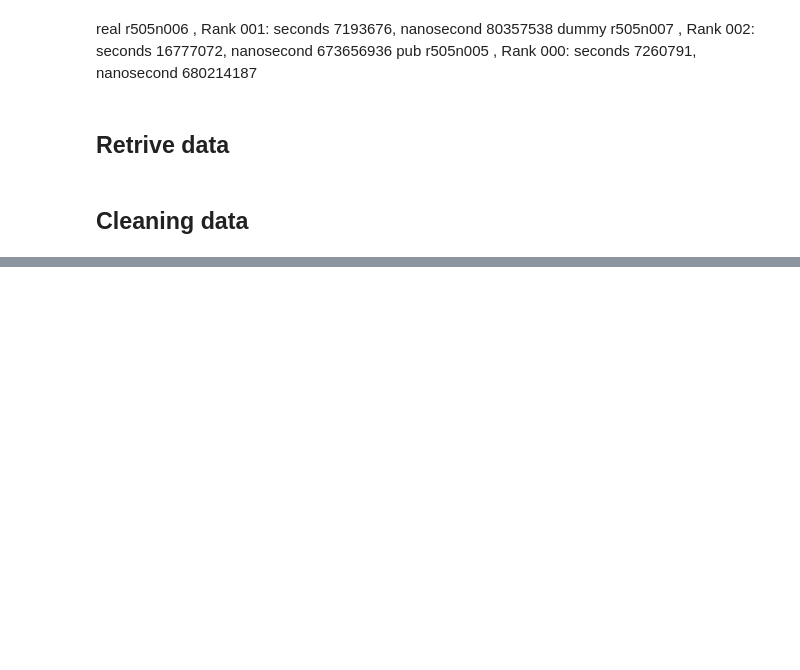
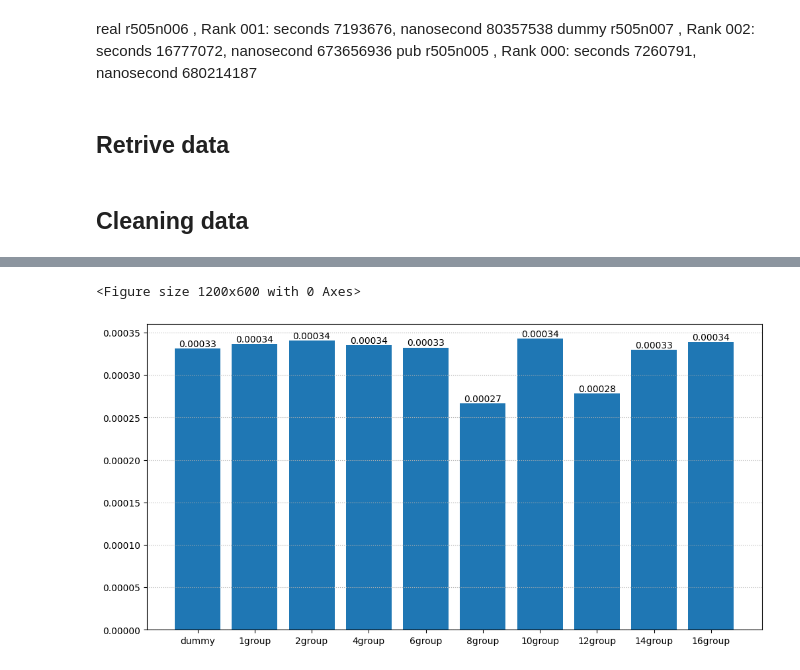
Before and after one commit to madella/tesiM, a Jupyter notebook: cineca/d_proc_wildcards.ipynb, the cells around one changed output, grey strips where cells are left out. Cells and saved outputs as stored; diff of their text form; code cells hidden in the pictures; blank space fills up the shorter version.

```diff
--- a/cineca/d_proc_wildcards.ipynb
+++ b/cineca/d_proc_wildcards.ipynb
@@ -273,0 +322,27 @@ data
+# %%
+# Prepare data for bar plot
+column_averages={}
+for ngroup, data in column_time_cleaned.items():
+    column_averages[ngroup] = np.average(column_time_sent_cleaned[ngroup])
+column_averages[0] = np.average(column_time_sent_dummy_cleaned)
+
+bar_colors = ['tab:red', 'tab:orange', 'tab:blue', 'tab:green','tab:purple','tab:pink','tab:cyan','tab:olive']
+
+plt.figure(figsize=(12, 6))
+fig, ax = plt.subplots(figsize=(12,6))
+bars= ax.bar(bar_labels,column_averages.values())
+# Add values inside each bar
+for bar in bars:
+    height = bar.get_height()
+    ax.text(bar.get_x() + bar.get_width() / 2, height, f'{height:.5f}', ha='center', va='bottom')
+# plt.xlabel(" # of partition ( 0 = dummy ) ")
+# plt.ylabel("Average time (s)")
+# plt.legend()
+# plt.title("Average sending message time in different protocols (1 pub 48 sub)")
+plt.grid(axis='y', linestyle=':')
+#plt.savefig(f"results/barplots_protocols_{base_dir.split('/')[2]}.png")
+
+plt.show()
+# %% [output]
+<Figure size 1200x600 with 0 Axes>
+[figure, added]
```
Also changed, not shown: parts of 16 cells of this notebook, 39 other files.
